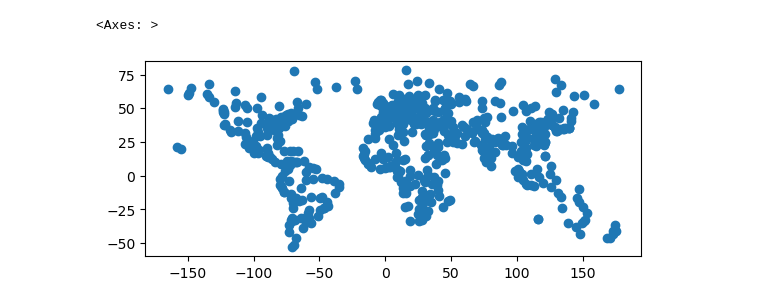
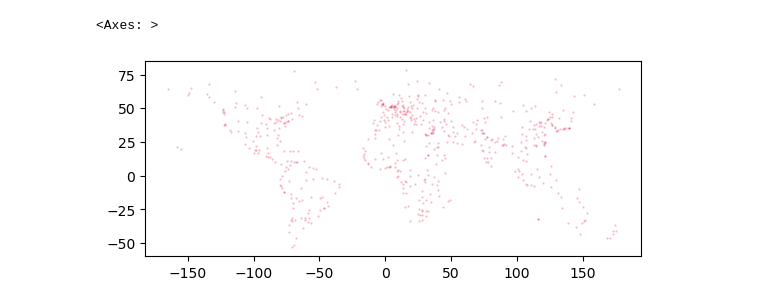
Before and after one commit to ZurinaGarcia/simpleplot, a Jupyter notebook: Untitled.ipynb, the cells around one changed output. Drawn from its saved outputs; the diff is of its cells as text; code cells hidden in the pictures.

```diff
--- a/Untitled.ipynb
+++ b/Untitled.ipynb
@@ -21,7 +25,10 @@ rivers.plot()
 # %%
 # Vista de las ciudades
 
-cities.plot()
+cities.plot(marker='.', # marker type
+            color='crimson',
+            markersize=1,
+            alpha=0.3)
 # %% [output]
 <Axes: >
-[figure, old version]
+[figure, new version]
```
Also changed, not shown: parts of 14 cells of this notebook.
